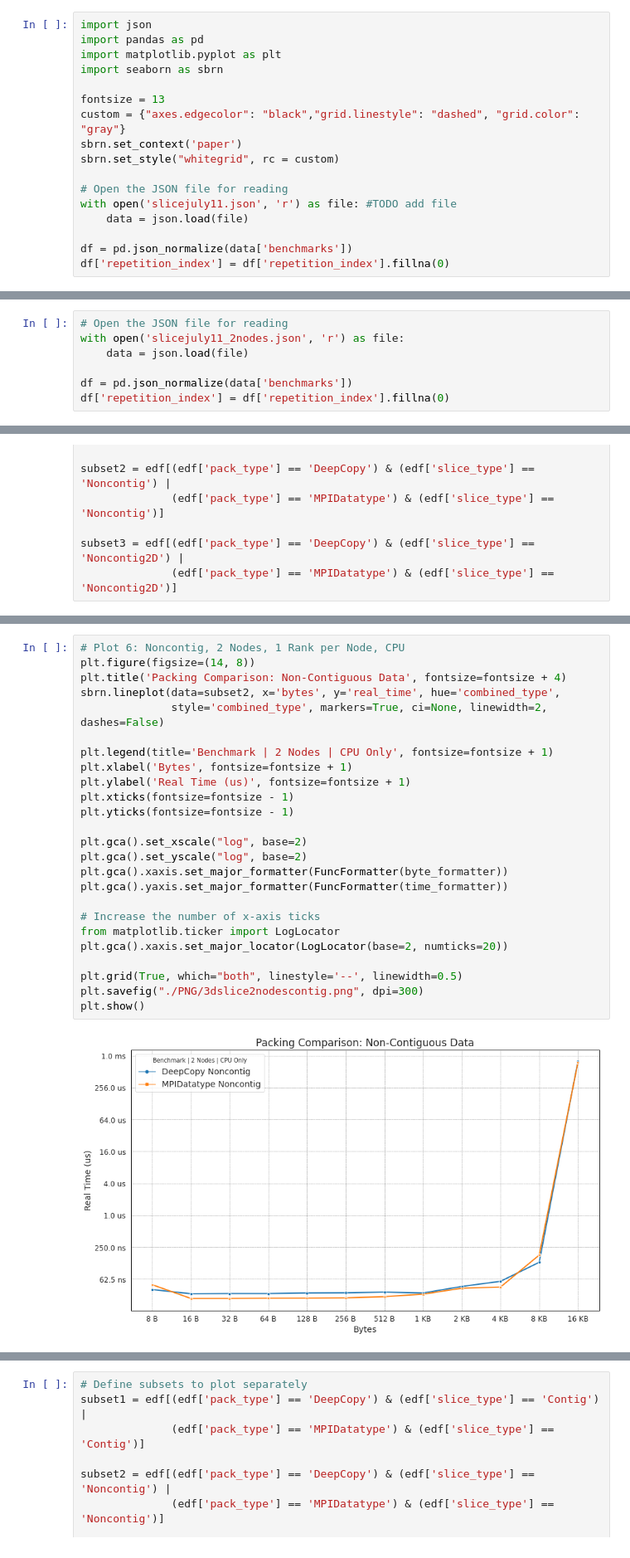
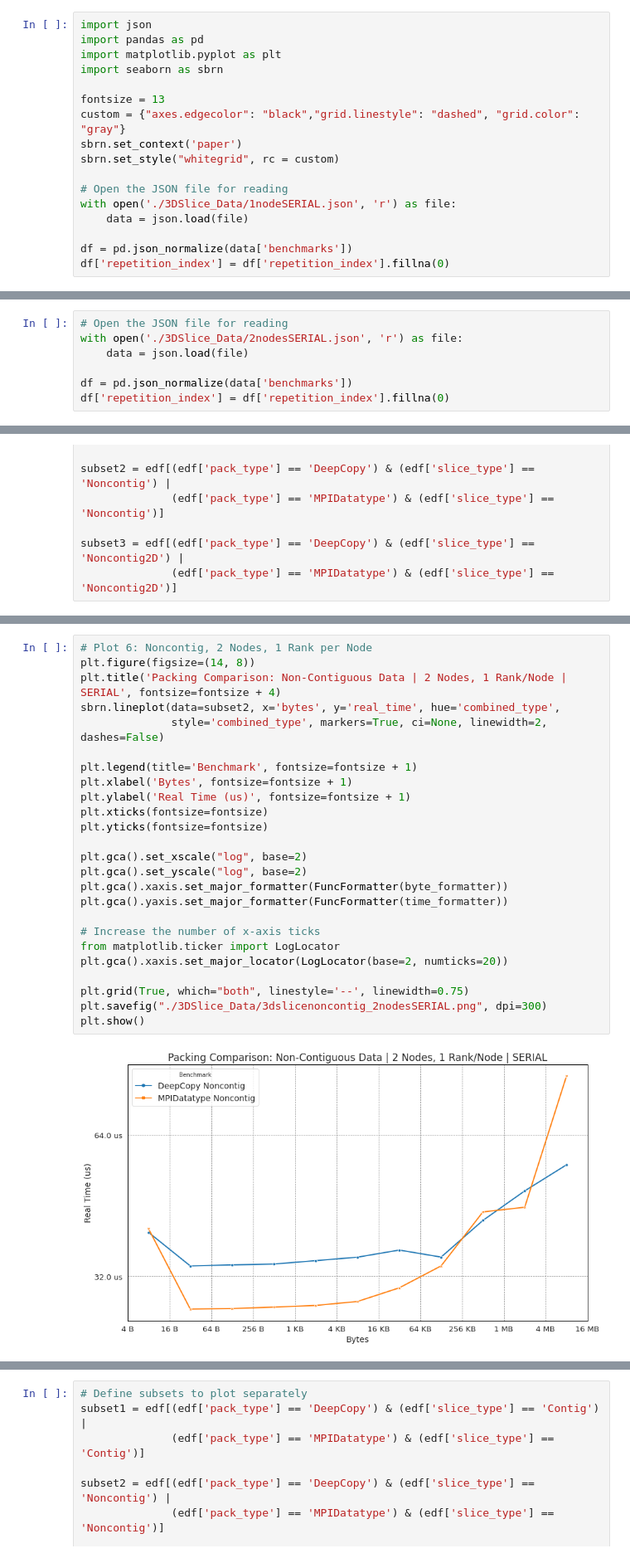
Before and after one commit to nicoleavans/kokkos-comm, a Jupyter notebook: perf_tests/notebooks/3dslice_plot.ipynb, the cells around one changed output, grey strips where cells are left out. Shown at 83% size. Cells and saved outputs as stored; diff of their text form.

```diff
--- a/perf_tests/notebooks/3dslice_plot.ipynb
+++ b/perf_tests/notebooks/3dslice_plot.ipynb
@@ -10,7 +10,7 @@ sbrn.set_context('paper')
 sbrn.set_style("whitegrid", rc = custom)
 
 # Open the JSON file for reading
-with open('slicejuly11.json', 'r') as file: #TODO add file
+with open('./3DSlice_Data/1nodeSERIAL.json', 'r') as file:
     data = json.load(file)
 
 df = pd.json_normalize(data['benchmarks'])
@@ -206,6 +194,6 @@ plt.show()
 # %%
 # Open the JSON file for reading
-with open('slicejuly11_2nodes.json', 'r') as file:
+with open('./3DSlice_Data/2nodesSERIAL.json', 'r') as file:
     data = json.load(file)
 
 df = pd.json_normalize(data['benchmarks'])
@@ -316,28 +295,28 @@ plt.show()
 # %%
-# Plot 6: Noncontig, 2 Nodes, 1 Rank per Node, CPU
+# Plot 6: Noncontig, 2 Nodes, 1 Rank per Node
 plt.figure(figsize=(14, 8))
-plt.title('Packing Comparison: Non-Contiguous Data', fontsize=fontsize + 4)
+plt.title('Packing Comparison: Non-Contiguous Data | 2 Nodes, 1 Rank/Node | SERIAL', fontsize=fontsize + 4)
 sbrn.lineplot(data=subset2, x='bytes', y='real_time', hue='combined_type',
               style='combined_type', markers=True, ci=None, linewidth=2, dashes=False)
 
-plt.legend(title='Benchmark | 2 Nodes | CPU Only', fontsize=fontsize + 1)
+plt.legend(title='Benchmark', fontsize=fontsize + 1)
 plt.xlabel('Bytes', fontsize=fontsize + 1)
 plt.ylabel('Real Time (us)', fontsize=fontsize + 1)
-plt.xticks(fontsize=fontsize - 1)
-plt.yticks(fontsize=fontsize - 1)
+plt.xticks(fontsize=fontsize)
+plt.yticks(fontsize=fontsize)
 
 plt.gca().set_xscale("log", base=2)
 plt.gca().set_yscale("log", base=2)
 plt.gca().xaxis.set_major_formatter(FuncFormatter(byte_formatter))
 plt.gca().yaxis.set_major_formatter(FuncFormatter(time_formatter))
 
 # Increase the number of x-axis ticks
 from matplotlib.ticker import LogLocator
 plt.gca().xaxis.set_major_locator(LogLocator(base=2, numticks=20))
 
-plt.grid(True, which="both", linestyle='--', linewidth=0.5)
-plt.savefig("./PNG/3dslice2nodescontig.png", dpi=300)
+plt.grid(True, which="both", linestyle='--', linewidth=0.75)
+plt.savefig("./3DSlice_Data/3dslicenoncontig_2nodesSERIAL.png", dpi=300)
 plt.show()
 # %% [output]
-[figure, old version]
+[figure, new version]
 # %%
```
Also changed, not shown: parts of 23 cells of this notebook, 2 other files.
